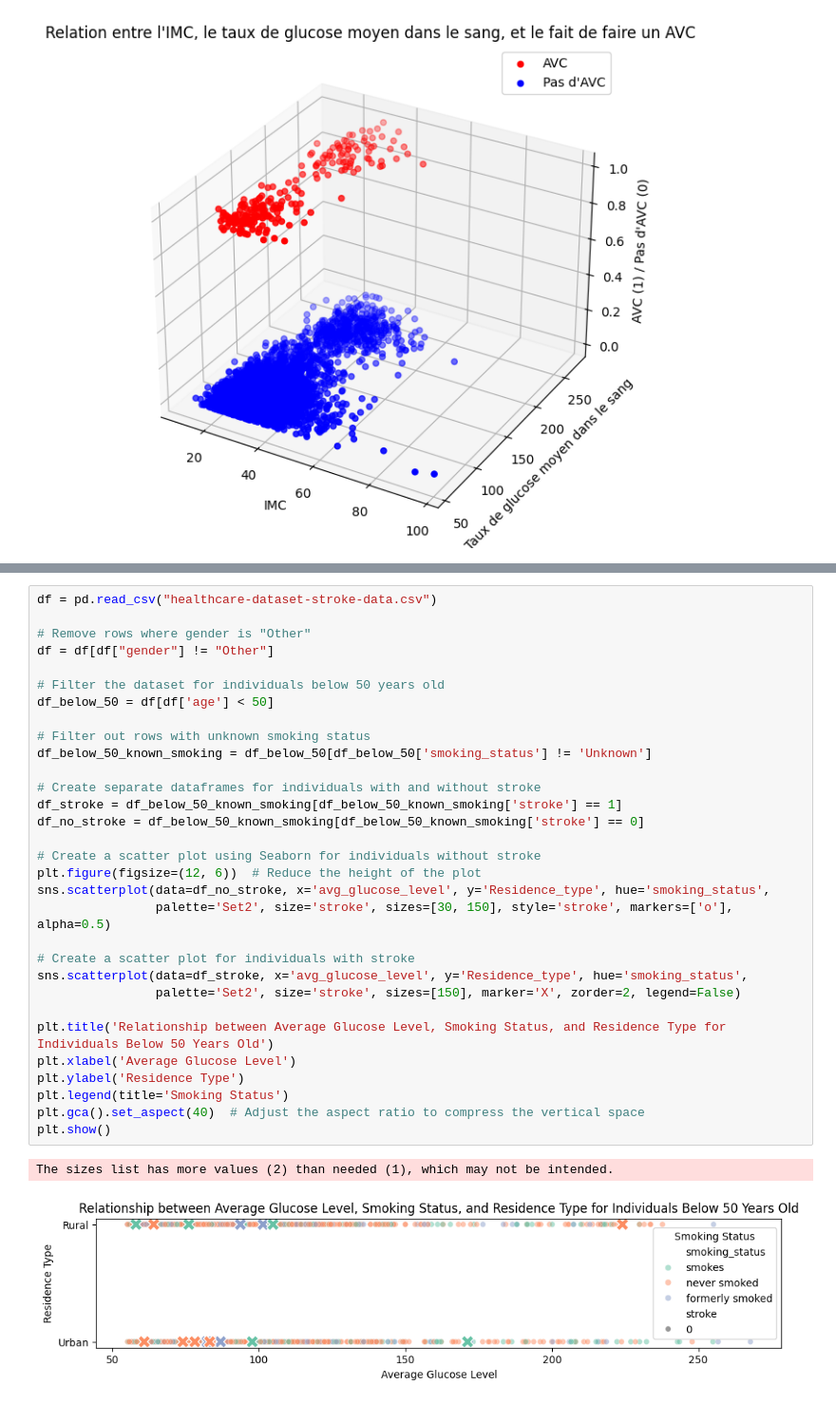
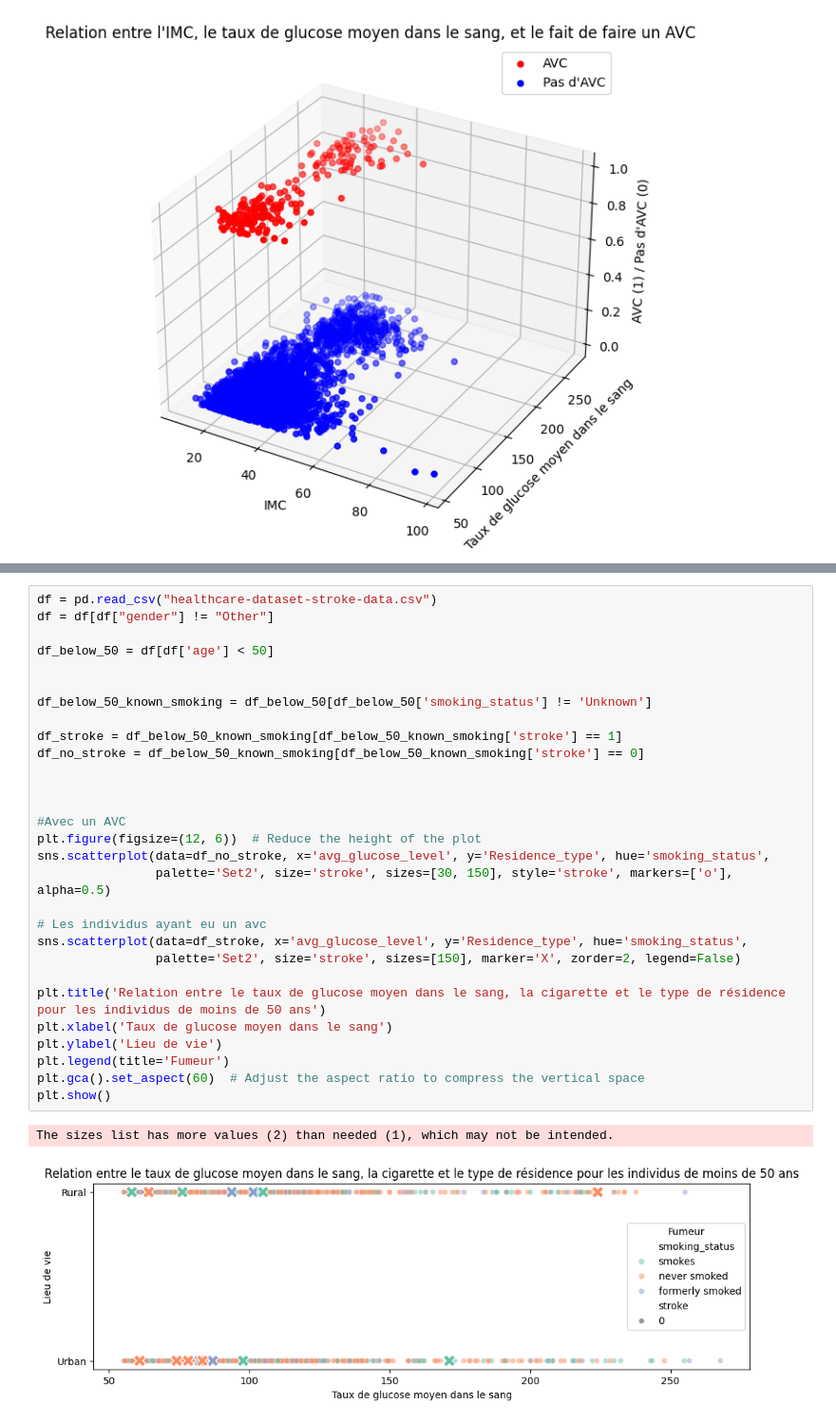
Before and after one commit to VpourVictor/DATA_Visualisation, a Jupyter notebook: Victor.ipynb, the cells around one changed output, grey strips where cells are left out. Shown at 95% size. Drawn from its saved outputs; the diff is of its cells as text.

```diff
--- a/Victor.ipynb
+++ b/Victor.ipynb
@@ -296,34 +296,32 @@ plt.show()
 # %%
 df = pd.read_csv("healthcare-dataset-stroke-data.csv")
-
-# Remove rows where gender is "Other"
 df = df[df["gender"] != "Other"]
 
-# Filter the dataset for individuals below 50 years old
 df_below_50 = df[df['age'] < 50]
 
-# Filter out rows with unknown smoking status
+
 df_below_50_known_smoking = df_below_50[df_below_50['smoking_status'] != 'Unknown']
 
-# Create separate dataframes for individuals with and without stroke
 df_stroke = df_below_50_known_smoking[df_below_50_known_smoking['stroke'] == 1]
 df_no_stroke = df_below_50_known_smoking[df_below_50_known_smoking['stroke'] == 0]
 
-# Create a scatter plot using Seaborn for individuals without stroke
+
+
+#Avec un AVC
 plt.figure(figsize=(12, 6))  # Reduce the height of the plot
 sns.scatterplot(data=df_no_stroke, x='avg_glucose_level', y='Residence_type', hue='smoking_status',
                 palette='Set2', size='stroke', sizes=[30, 150], style='stroke', markers=['o'], alpha=0.5)
 
-# Create a scatter plot for individuals with stroke
+# Les individus ayant eu un avc
 sns.scatterplot(data=df_stroke, x='avg_glucose_level', y='Residence_type', hue='smoking_status',
                 palette='Set2', size='stroke', sizes=[150], marker='X', zorder=2, legend=False)
 
-plt.title('Relationship between Average Glucose Level, Smoking Status, and Residence Type for Individuals Below 50 Years Old')
-plt.xlabel('Average Glucose Level')
-plt.ylabel('Residence Type')
-plt.legend(title='Smoking Status')
-plt.gca().set_aspect(40)  # Adjust the aspect ratio to compress the vertical space
+plt.title('Relation entre le taux de glucose moyen dans le sang, la cigarette et le type de résidence pour les individus de moins de 50 ans')
+plt.xlabel('Taux de glucose moyen dans le sang')
+plt.ylabel('Lieu de vie')
+plt.legend(title='Fumeur')
+plt.gca().set_aspect(60)  # Adjust the aspect ratio to compress the vertical space
 plt.show()
 # %% [output]
 The sizes list has more values (2) than needed (1), which may not be intended.
-[figure, old version]
+[figure, new version]
```
Also changed, not shown: parts of 3 cells of this notebook.
